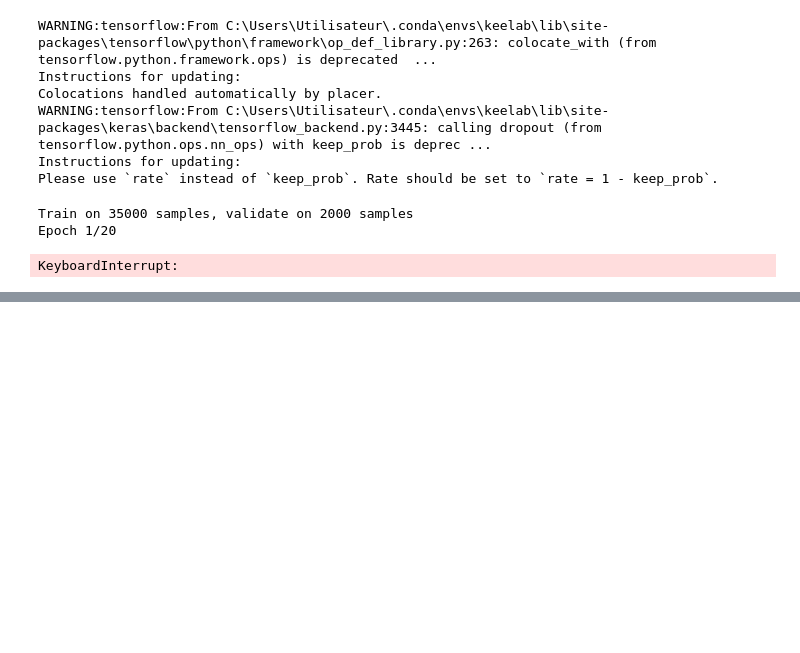
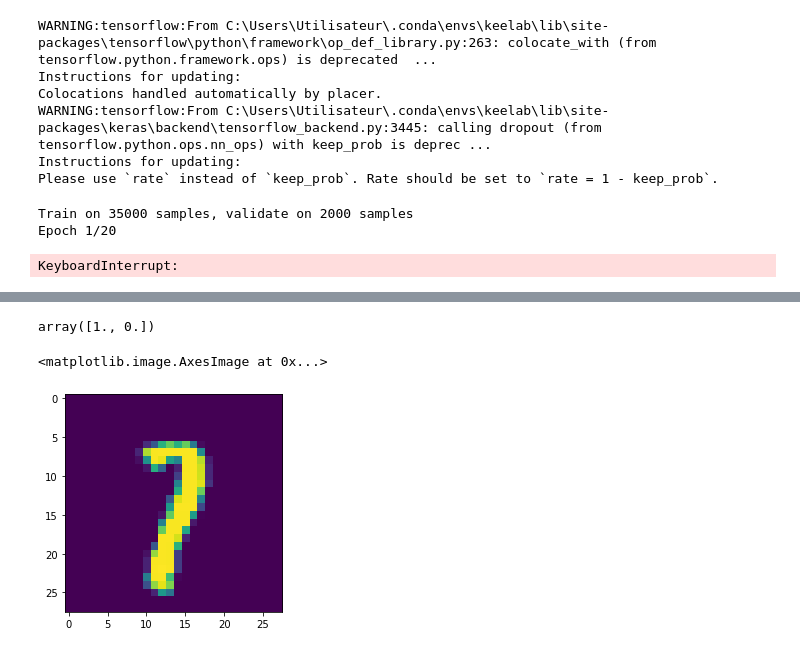
Before and after one commit to Sarapuce/Triplet_loss, a Jupyter notebook: Few shot learning.ipynb, the cells around one changed output, grey strips where cells are left out. Cells and saved outputs as stored; diff of their text form; code cells hidden in the pictures; blank space fills up the shorter version.

```diff
--- a/Few shot learning.ipynb
+++ b/Few shot learning.ipynb
@@ -302,3 +308,12 @@ model_classifier = Model(inputs = anchor_input, output = x)
+# %%
+y_test3[111]
+# %% [output]
+array([1., 0.])
+# %%
+plt.imshow(np.reshape(x_test[111], (28, 28)))
+# %% [output]
+<matplotlib.image.AxesImage at 0x...>
+[figure, added]
 # %%
 for l in model_classifier.layers[:-1]:
     l.trainable = False
```
Also changed, not shown: parts of 6 cells of this notebook, 1 other file.
